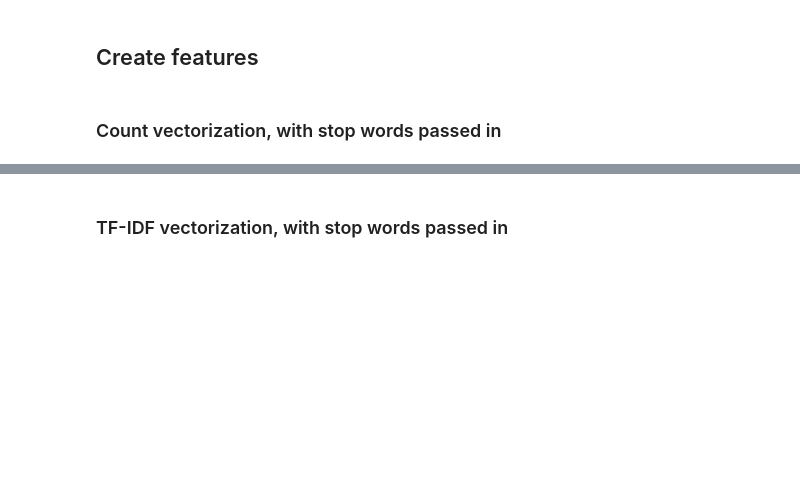
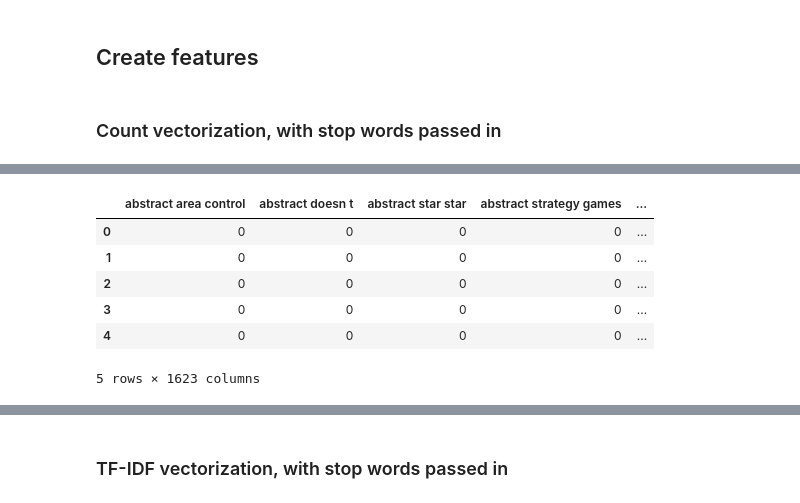
Before and after one commit to squareleaf/game-mechanic-capstone, a Jupyter notebook: Preprocessing_game_review_capstone.ipynb, the cells around one changed output, grey strips where cells are left out. Cells and saved outputs as stored; diff of their text form; code cells hidden in the pictures; blank space fills up the shorter version.

```diff
--- a/Preprocessing_game_review_capstone.ipynb
+++ b/Preprocessing_game_review_capstone.ipynb
@@ -173,7 +180,15 @@ bigram_word_counts_cv.head(5)
 # %%
-trigram_count_vectorizer.get_feature_names_out()
+trigram_columns = trigram_count_vectorizer.get_feature_names_out()
 
 trigram_word_counts_cv = pd.DataFrame(trigram_cv.toarray(),
-                      columns=trigram_count_vectorizer.get_feature_names())
+                                      columns=trigram_columns)
 
 trigram_word_counts_cv.head(5)
+# %% [output]
+|  | abstract area control | abstract doesn t | abstract star star | abstract strategy games | ... |
+| 0 | 0 | 0 | 0 | 0 | ... |
+| 1 | 0 | 0 | 0 | 0 | ... |
+| 2 | 0 | 0 | 0 | 0 | ... |
+| 3 | 0 | 0 | 0 | 0 | ... |
+| 4 | 0 | 0 | 0 | 0 | ... |
+5 rows × 1623 columns
```
Also changed, not shown: parts of 19 cells of this notebook.
